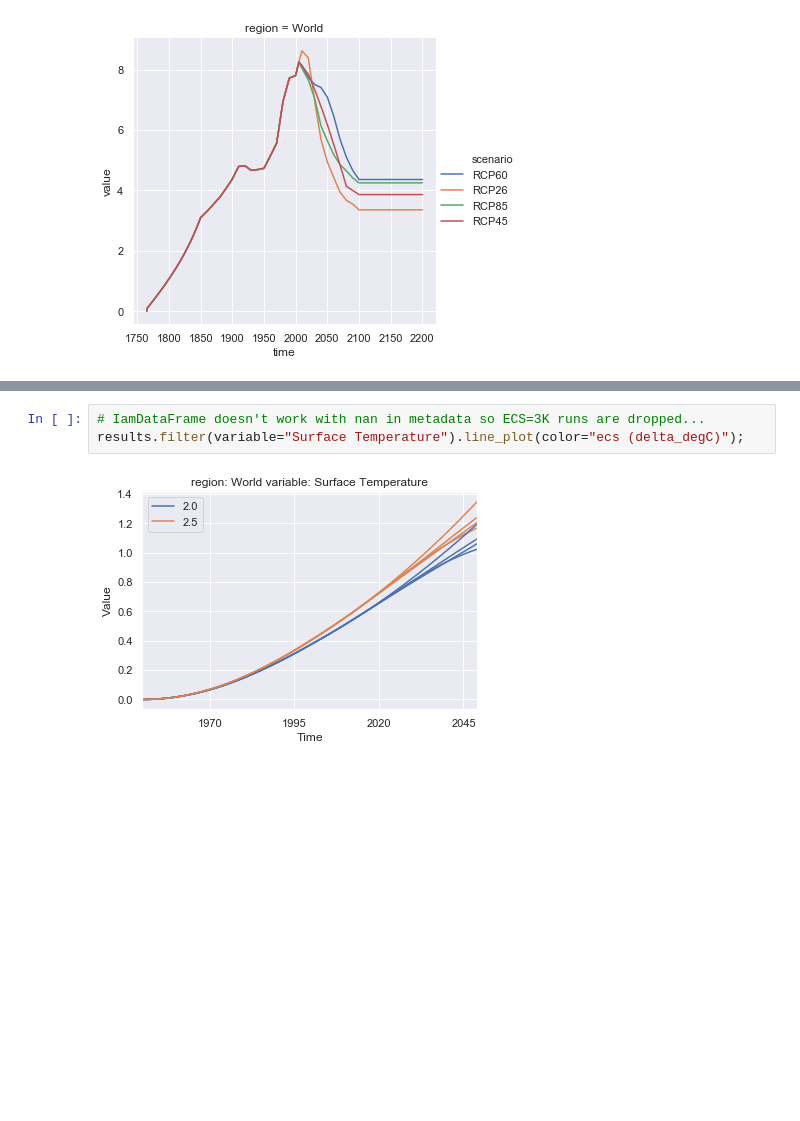
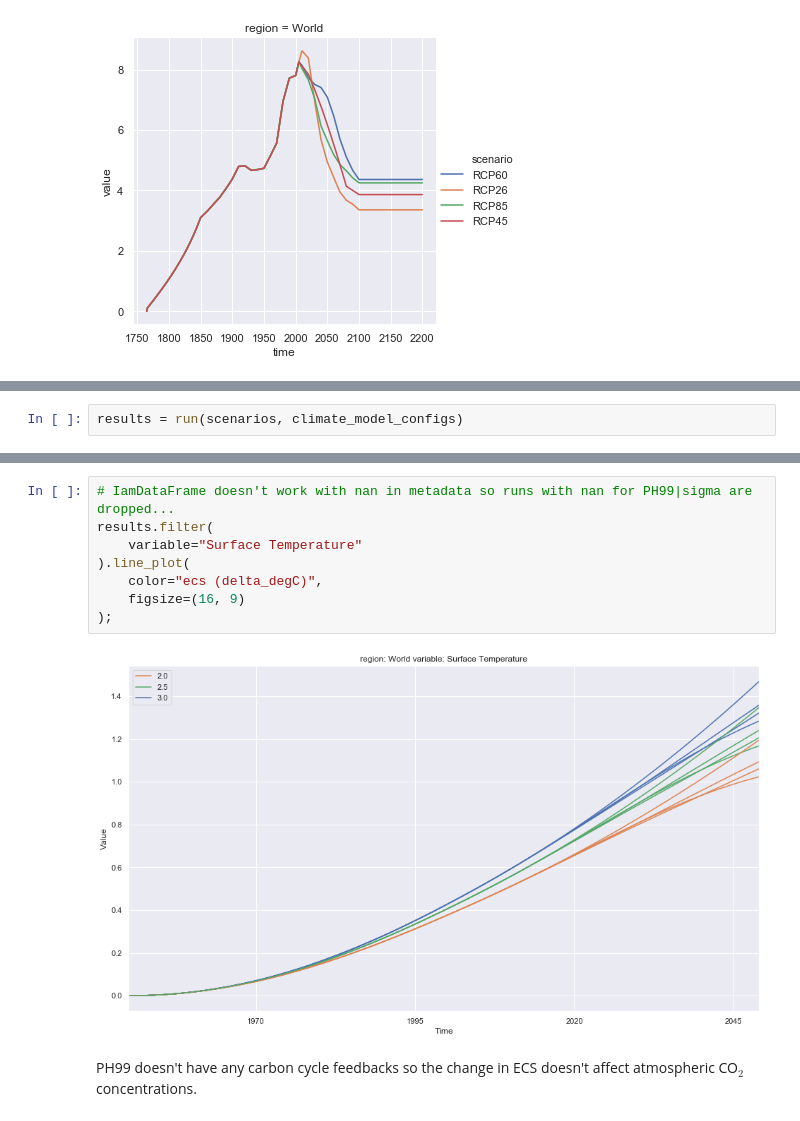
Before and after one commit to znicholls/openscm, a Jupyter notebook: notebooks/pyam-integration.ipynb, the cells around one changed output, grey strips where cells are left out. Cells and saved outputs as stored; diff of their text form; blank space fills up the shorter version.

```diff
--- a/notebooks/pyam-integration.ipynb
+++ b/notebooks/pyam-integration.ipynb
@@ -253,0 +156,2 @@ RCP45
+# %%
+results = run(scenarios, climate_model_configs)
@@ -265,6 +195,13 @@ results.head()
 # %%
-# IamDataFrame doesn't work with nan in metadata so ECS=3K runs are dropped...
-results.filter(variable="Surface Temperature").line_plot(color="ecs (delta_degC)");
+# IamDataFrame doesn't work with nan in metadata so runs with nan for PH99|sigma are dropped...
+results.filter(
+    variable="Surface Temperature"
+).line_plot(
+    color="ecs (delta_degC)",
+    figsize=(16, 9)
+);
 # %% [output]
-[figure, old version]
+[figure, new version]
+# %% [markdown]
+PH99 doesn't have any carbon cycle feedbacks so the change in ECS doesn't affect atmospheric CO$_2$ concentrations.
 # %%
```
Also changed, not shown: parts of 14 cells of this notebook, 1 other file.
